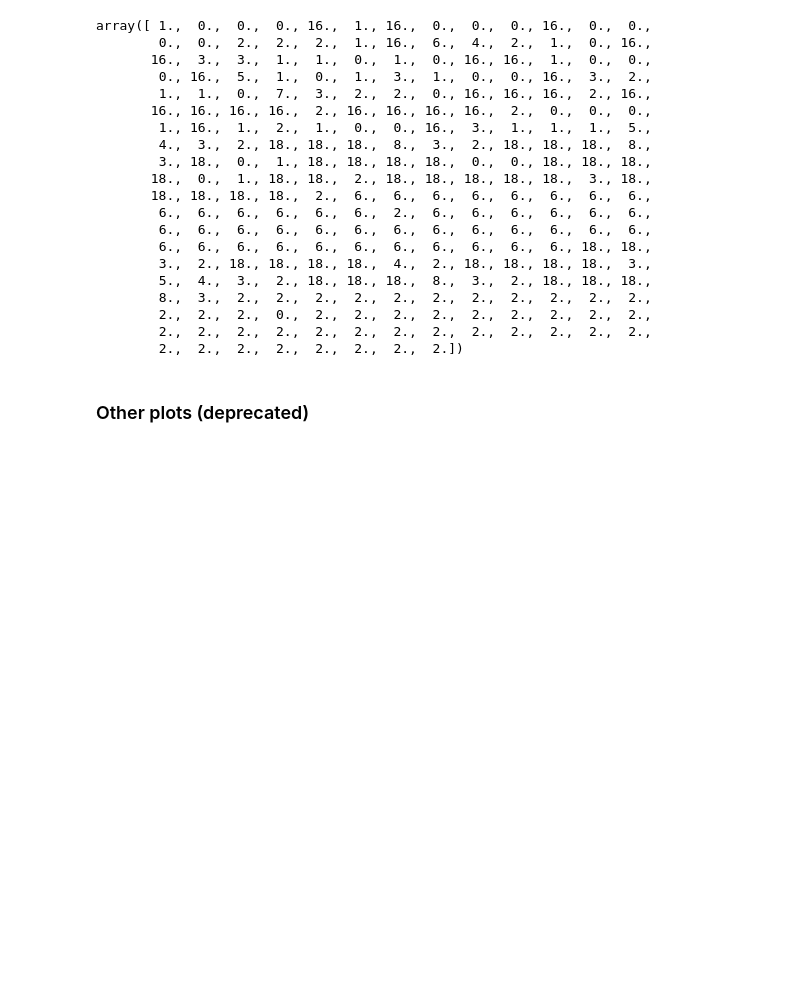
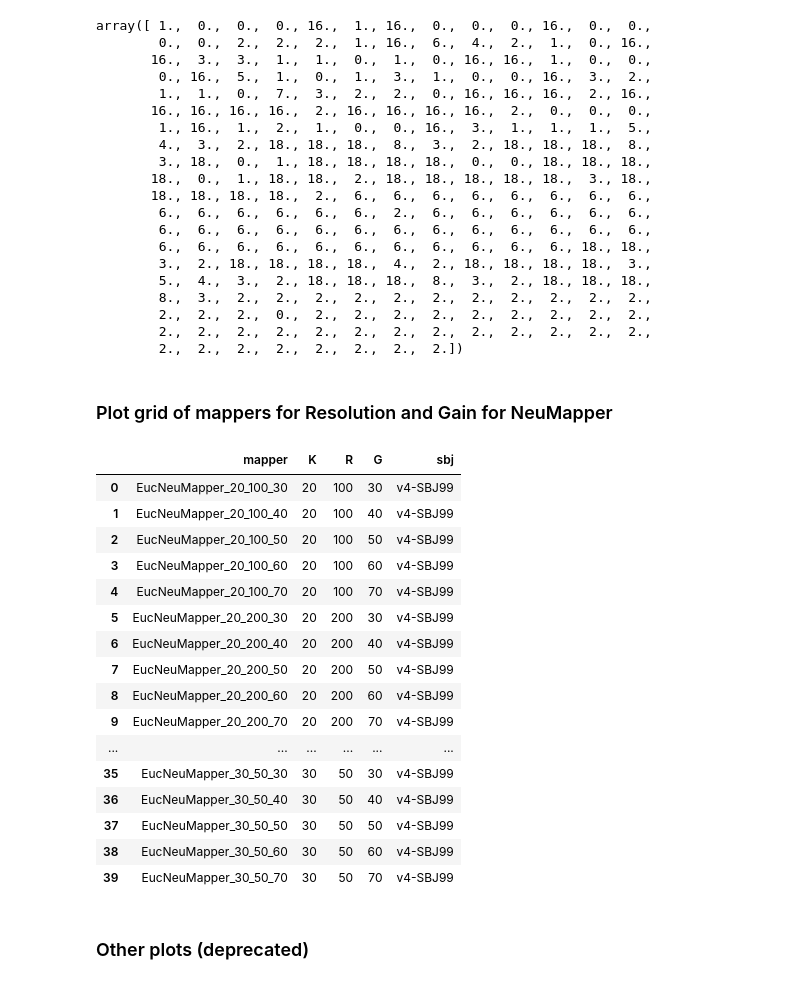
Before and after one commit to braindynamicslab/demapper, a Jupyter notebook: notebooks/evaluate_analysis_w3c.ipynb, the cells around one changed output. Saved outputs shown, nothing was run; the diff lists cells and outputs as text; code cells hidden in the pictures; blank space fills up the shorter version.

Commit message:
Add new config to display the mapper results

```diff
--- a/notebooks/evaluate_analysis_w3c.ipynb
+++ b/notebooks/evaluate_analysis_w3c.ipynb
@@ -921,13 +981,12 @@ len(stats):  2250
 len(results):  2250
 After filter:  2250
 # %%
-dists = ['correlation', 'cosine', 'euclidean', 'cityblock', 'chebychev']
-Kvals = [6, 32] # df_geodists['K'].drop_duplicates().to_numpy()
+dists = ['euclidean', 'cityblock', 'chebychev',  'cosine', 'correlation']
+Kvals = [3, 4, 6, 8, 12, 16, 24, 32, 48, 64, 96, 128, 256, 384, 512] # df_geodists['K'].drop_duplicates().to_numpy()
 
 table = []
 # counts = {d:{} for d in dists}
 for dist in dists:
-
     fdf = filter_dataframe(df_nongeodists, { 'dist': [dist] })
     cnt = count_passing(fdf, target_metrics_limits_nongeo)
     table.append({
@@ -948,14 +1007,3 @@ for dist in dists:
         })
 
 counts_df = pd.DataFrame(data=table)
-
-g = sns.catplot(
-    data=counts_df, kind="bar",
-    x="K", y="perc", hue="dist",
-    ci="sd", palette="dark", alpha=.6, height=6
-)
-g.despine(left=True)
-g.set_axis_labels("", "Percentage valid")
-g.set(ylim=(0, 100))
-g.legend.set_title("")
-plt.show()
@@ -1296,6 +1363,47 @@ array([ 1.,  0.,  0.,  0., 16.,  1., 16.,  0.,  0.,  0., 16.,  0.,  0.,
         2.,  2.,  2.,  0.,  2.,  2.,  2.,  2.,  2.,  2.,  2.,  2.,  2.,
         2.,  2.,  2.,  2.,  2.,  2.,  2.,  2.,  2.,  2.,  2.,  2.,  2.,
         2.,  2.,  2.,  2.,  2.,  2.,  2.,  2.])
+# %% [markdown]
+### Plot grid of mappers for Resolution and Gain for NeuMapper
+# %%
+import os
+import matplotlib.pyplot as plt
+import numpy as np
+import pandas as pd
+
+main_path = '/Users/dh/workspace/BDL/demapper/results/w3c_ss/v4-SBJ99'
+sbj = 'v4-SBJ99'
+mappers = sorted([[m] + [int(k) for k in m.split('_')[1:]] + [sbj]
+                  for m in os.listdir(main_path)
+                  if 'Mapper' in m])
+
+df = pd.DataFrame(data=mappers, columns=['mapper', 'K', 'R', 'G', 'sbj'])
+
+
+
+for K in [20, 30]:
+    plot_grid(df, sbj, ['G'], ['R'], {'K': K}, '/Users/dh/workspace/BDL/demapper/results/w3c_ss',
+              regen=True, plot_label='-G')
+# %%
+df
+# %% [output]
+|  | mapper | K | R | G | sbj |
+| 0 | EucNeuMapper_20_100_30 | 20 | 100 | 30 | v4-SBJ99 |
+| 1 | EucNeuMapper_20_100_40 | 20 | 100 | 40 | v4-SBJ99 |
+| 2 | EucNeuMapper_20_100_50 | 20 | 100 | 50 | v4-SBJ99 |
+| 3 | EucNeuMapper_20_100_60 | 20 | 100 | 60 | v4-SBJ99 |
+| 4 | EucNeuMapper_20_100_70 | 20 | 100 | 70 | v4-SBJ99 |
+| 5 | EucNeuMapper_20_200_30 | 20 | 200 | 30 | v4-SBJ99 |
+| 6 | EucNeuMapper_20_200_40 | 20 | 200 | 40 | v4-SBJ99 |
+| 7 | EucNeuMapper_20_200_50 | 20 | 200 | 50 | v4-SBJ99 |
+| 8 | EucNeuMapper_20_200_60 | 20 | 200 | 60 | v4-SBJ99 |
+| 9 | EucNeuMapper_20_200_70 | 20 | 200 | 70 | v4-SBJ99 |
+| ... | ... | ... | ... | ... | ... |
+| 35 | EucNeuMapper_30_50_30 | 30 | 50 | 30 | v4-SBJ99 |
+| 36 | EucNeuMapper_30_50_40 | 30 | 50 | 40 | v4-SBJ99 |
+| 37 | EucNeuMapper_30_50_50 | 30 | 50 | 50 | v4-SBJ99 |
+| 38 | EucNeuMapper_30_50_60 | 30 | 50 | 60 | v4-SBJ99 |
+| 39 | EucNeuMapper_30_50_70 | 30 | 50 | 70 | v4-SBJ99 |
 # %% [markdown]
 ### Other plots (deprecated)
 # %%
```
Also changed, not shown: parts of 9 cells of this notebook, 2 other files.
